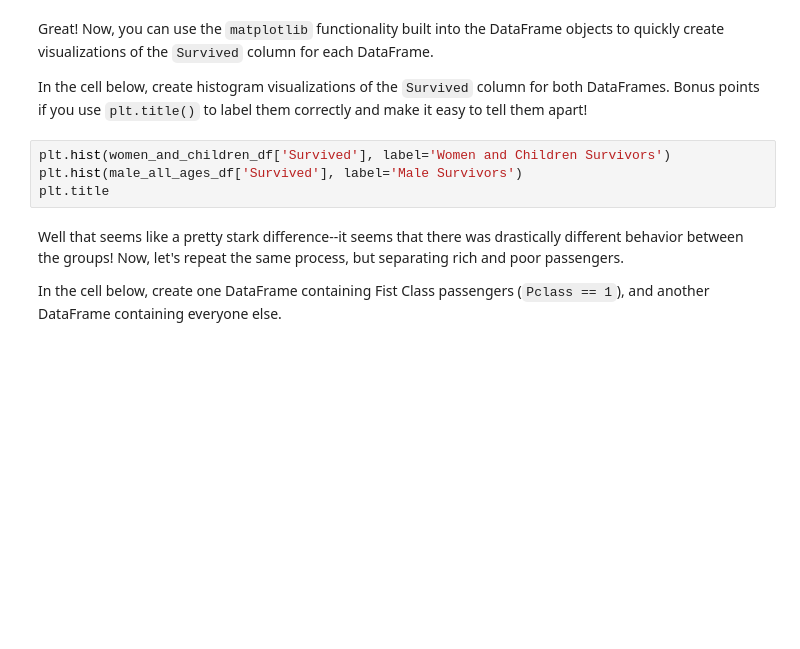
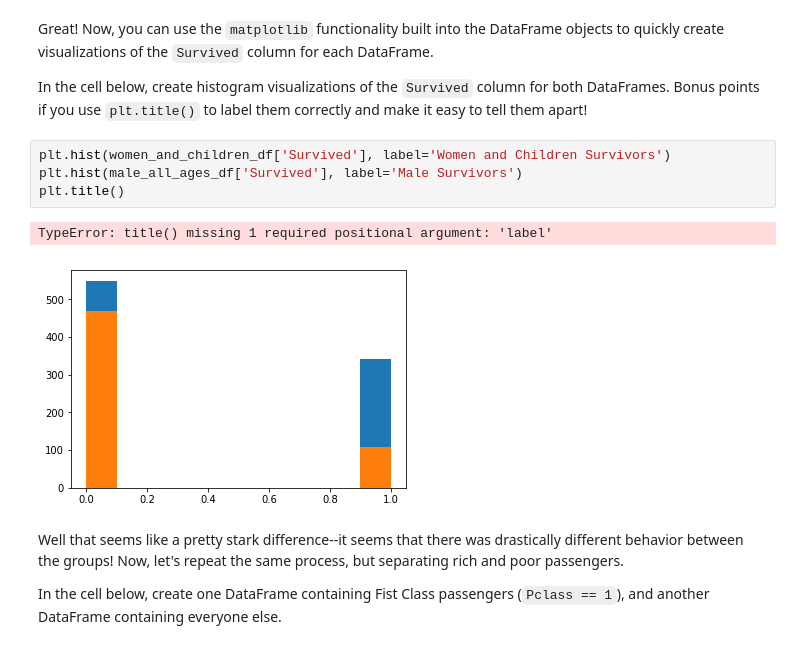
Before and after one commit to nic464/dsc-enterprise-hsbc-using-sql-with-pandas-lab-hsbc-ds-081319, a Jupyter notebook: index.ipynb, the cells around one changed output. Saved outputs shown, nothing was run; the diff lists cells and outputs as text; blank space fills up the shorter version.

```diff
--- a/index.ipynb
+++ b/index.ipynb
@@ -138,7 +138,10 @@ In the cell below, create histogram visualizations of the `Survived` column for
 # %%
 plt.hist(women_and_children_df['Survived'], label='Women and Children Survivors')
 plt.hist(male_all_ages_df['Survived'], label='Male Survivors')
-plt.title
+plt.title()
+# %% [output]
+TypeError: title() missing 1 required positional argument: 'label'
+[figure, added]
 # %% [markdown]
 Well that seems like a pretty stark difference--it seems that there was drastically different behavior between the groups!  Now, let's repeat the same process, but separating rich and poor passengers.
 
```
